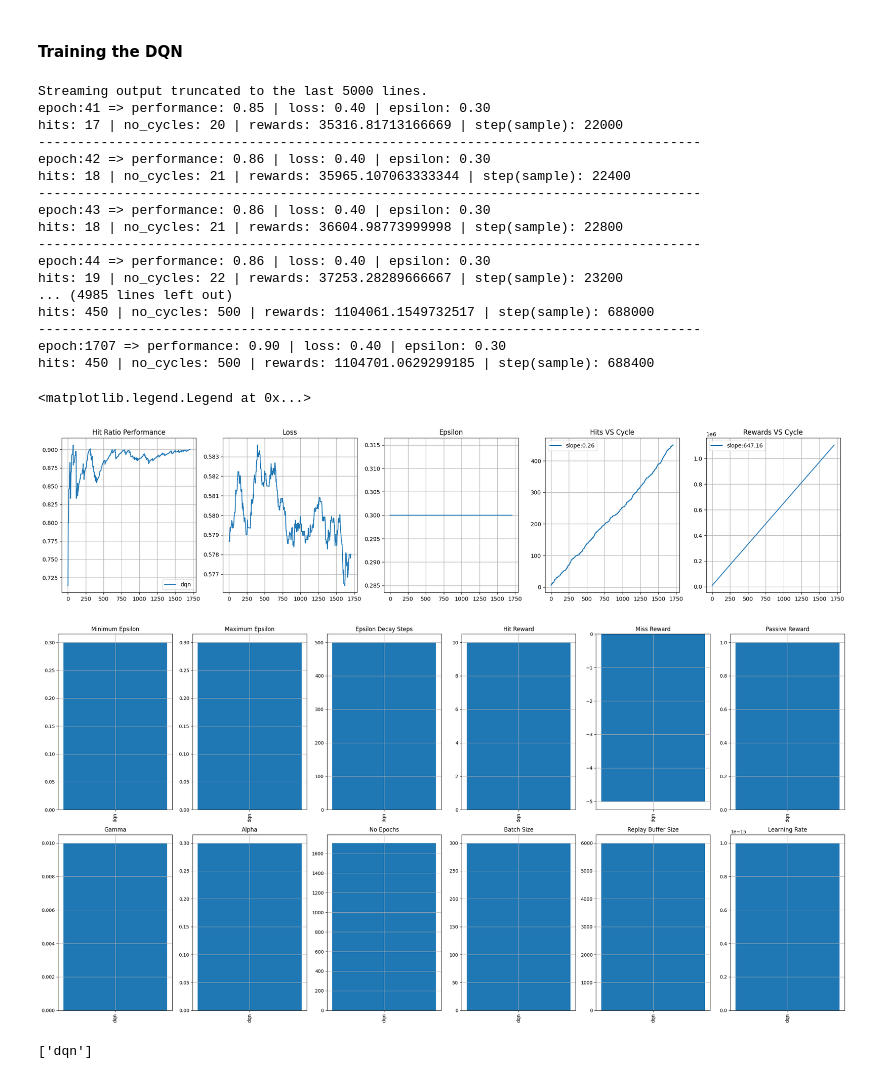
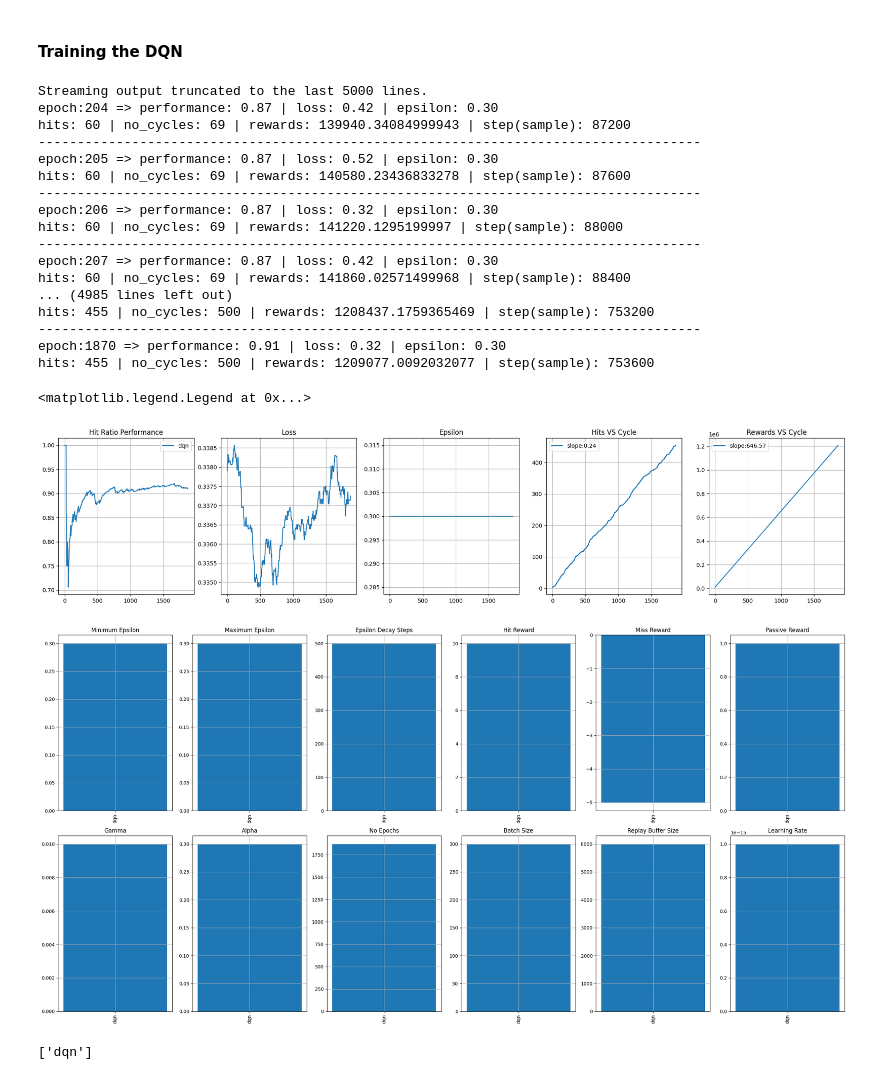
Before and after one commit to emmanuel-olateju/atari_pingpong, a Jupyter notebook: training.ipynb, the cells around one changed output. Cells and saved outputs as stored; diff of their text form; code cells hidden in the pictures.

Commit message:
Terminal Performance Models Achieved

```diff
--- a/training.ipynb
+++ b/training.ipynb
@@ -249,7 +249,7 @@ hits: 467 | no_cycles: 501 | rewards: 916257.5687082888
 import matplotlib.pyplot as plt
 
 training_dir = "DQN_training_sessions/"
-aqn_session = (joblib.load(training_dir+"aqn"))
+aqn_session = (joblib.load(training_dir+"aqn.sav"))
 
 fig,ax = plt.subplots(1,4,figsize=(16,4))
 
@@ -382,7 +382,7 @@ def checkpoint_model(name,dqn,history,file_dir,file_name,epsilon_tuple,reward_tu
 # %% [markdown]
 #### Training the DQN
 # %%
-maximum_epsilon, minimum_epsilon, epsilon_decay_steps = 0.3,0.1,500
+maximum_epsilon, minimum_epsilon, epsilon_decay_steps = 0.3,0.3,500
 alpha = 0.3
 gamma = 0.01
 
@@ -502,22 +502,22 @@ while train==True:
         no_epochs = training_loop
 # %% [output]
 Streaming output truncated to the last 5000 lines.
-epoch:41 => performance: 0.85 | loss: 0.40 | epsilon: 0.30
-hits: 17 | no_cycles: 20 | rewards: 35316.81713166669 | step(sample): 22000
+epoch:204 => performance: 0.87 | loss: 0.42 | epsilon: 0.30
+hits: 60 | no_cycles: 69 | rewards: 139940.34084999943 | step(sample): 87200
 -------------------------------------------------------------------------------------
-epoch:42 => performance: 0.86 | loss: 0.40 | epsilon: 0.30
-hits: 18 | no_cycles: 21 | rewards: 35965.107063333344 | step(sample): 22400
+epoch:205 => performance: 0.87 | loss: 0.52 | epsilon: 0.30
+hits: 60 | no_cycles: 69 | rewards: 140580.23436833278 | step(sample): 87600
 -------------------------------------------------------------------------------------
-epoch:43 => performance: 0.86 | loss: 0.40 | epsilon: 0.30
-hits: 18 | no_cycles: 21 | rewards: 36604.98773999998 | step(sample): 22800
+epoch:206 => performance: 0.87 | loss: 0.32 | epsilon: 0.30
+hits: 60 | no_cycles: 69 | rewards: 141220.1295199997 | step(sample): 88000
 -------------------------------------------------------------------------------------
-epoch:44 => performance: 0.86 | loss: 0.40 | epsilon: 0.30
-hits: 19 | no_cycles: 22 | rewards: 37253.28289666667 | step(sample): 23200
+epoch:207 => performance: 0.87 | loss: 0.42 | epsilon: 0.30
+hits: 60 | no_cycles: 69 | rewards: 141860.02571499968 | step(sample): 88400
 ... (4985 lines left out)
-hits: 450 | no_cycles: 500 | rewards: 1104061.1549732517 | step(sample): 688000
+hits: 455 | no_cycles: 500 | rewards: 1208437.1759365469 | step(sample): 753200
 -------------------------------------------------------------------------------------
-epoch:1707 => performance: 0.90 | loss: 0.40 | epsilon: 0.30
-hits: 450 | no_cycles: 500 | rewards: 1104701.0629299185 | step(sample): 688400
+epoch:1870 => performance: 0.91 | loss: 0.32 | epsilon: 0.30
+hits: 455 | no_cycles: 500 | rewards: 1209077.0092032077 | step(sample): 753600
 # %%
 checkpoint_model(model_name,Online_DQN,history,"DQN_training_sessions/",model_name+".sav",
                  (minimum_epsilon,maximum_epsilon,epsilon_decay_steps),(env.HIT_REWARD,env.MISS_REWARD,env.PASSIVE_REWARD),
@@ -538,36 +538,36 @@ for exclude in dqn_exclude:
 for file in files:
     training_sessions.append(joblib.load(training_dir+file))
     sessions_name.append(training_sessions[-1]["name"])
 
 fig,ax = plt.subplots(1,5,figsize=(25,5))
 
 for train in training_sessions:
-    window_size = ws = int(no_epochs*0.3)
+    window_size = ws = int(no_epochs*0.5)
     weights = np.ones(window_size)/window_size
     loss__ = np.array([loss_.detach().numpy() for loss_ in train["history"]["loss"]])
     loss__ = np.convolve(loss__,weights)
     hits_epoch_slope_ = train["PERFORMANCE"]["hits_epoch_slope"]
     rewards_epoch_slope_ = train["PERFORMANCE"]["rewards_epoch_slope"]
     ax.flatten()[0].plot(np.linspace(0,train["PARAMS"]["no_epochs"],train["PARAMS"]["no_epochs"]),train["history"]["hit_ratio"],label=train["name"])
-    ax.flatten()[1].plot(np.linspace(0,train["PARAMS"]["no_epochs"],len(loss__[ws:-1*ws])),1-loss__[ws:-1*ws])
+    ax.flatten()[1].plot(np.linspace(0,train["PARAMS"]["no_epochs"],len(loss__[ws:-1*ws])),loss__[ws:-1*ws])
     ax.flatten()[2].plot(np.linspace(0,train["PARAMS"]["no_epochs"],train["PARAMS"]["no_epochs"]),train["history"]["epsilon"])
     ax.flatten()[3].plot(np.linspace(0,train["PARAMS"]["no_epochs"],train["PARAMS"]["no_epochs"]),train["history"]["hits"],label=f"slope:{hits_epoch_slope_:.2f}")
     ax.flatten()[4].plot(np.linspace(0,train["PARAMS"]["no_epochs"],train["PARAMS"]["no_epochs"]),train["history"]["rewards"],label=f"slope:{rewards_epoch_slope_:.2f}")
 
     for i in range(5):
         ax.flatten()[i].grid()
 
     ax.flatten()[0].set_title("Hit Ratio Performance")
     ax.flatten()[1].set_title("Loss")
     ax.flatten()[2].set_title("Epsilon")
     ax.flatten()[3].set_title("Hits VS Cycle")
     ax.flatten()[4].set_title("Rewards VS Cycle")
 ax.flatten()[0].legend()
 ax.flatten()[3].legend()
 ax.flatten()[4].legend()
 # %% [output]
 <matplotlib.legend.Legend at 0x...>
-[figure, old version]
+[figure, new version]
 # %%
 fig, ax = plt.subplots(2,6,figsize=(24,12))
 
@@ -598,7 +598,7 @@ for t,title in enumerate(["Minimum Epsilon","Maximum Epsilon","Epsilon Decay Ste
 
 fig.tight_layout()
 # %% [output]
-[figure, old version]
+[figure, new version]
 # %%
 sessions_name
 # %% [output]
```
Also changed, not shown: parts of 3 cells of this notebook.
